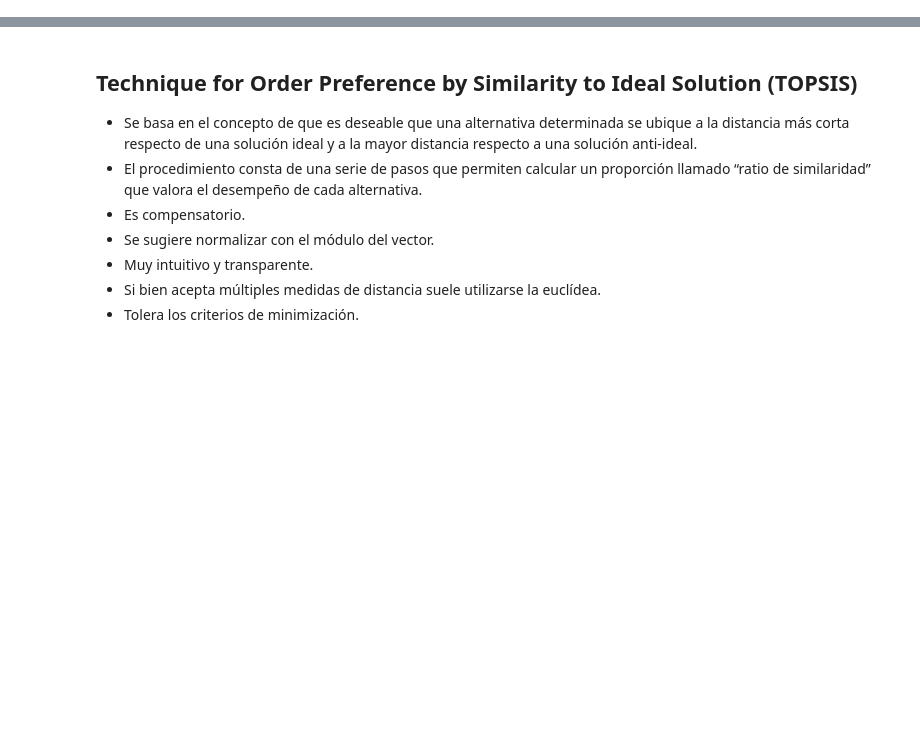
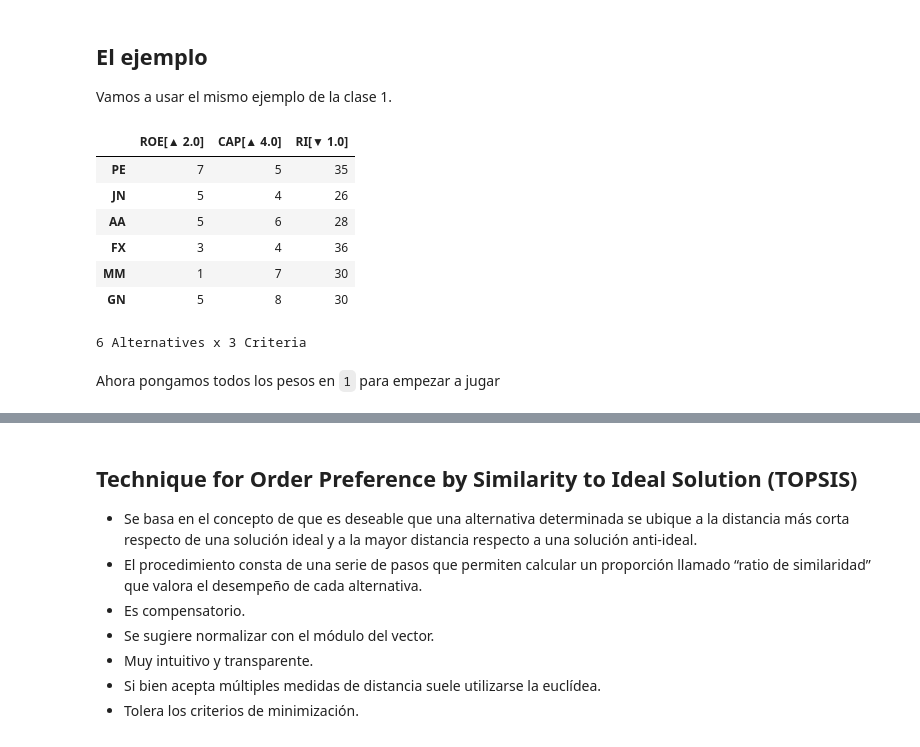
Before and after one commit to leliel12/diplodatos_mcda, a Jupyter notebook: slides/clase2.ipynb, the cells around one changed output, grey strips where cells are left out. Saved outputs shown, nothing was run; the diff lists cells and outputs as text; code cells hidden in the pictures; blank space fills up the shorter version.

Commit message:
clase 2 algunos pesos

```diff
--- a/slides/clase2.ipynb
+++ b/slides/clase2.ipynb
@@ -1109,0 +46,21 @@ array([34.02857143, 26.03846154, 34.03571429, 42.03333333])
+# %% [markdown]
+## El ejemplo
+
+Vamos a usar el mismo ejemplo de la clase 1.
+# %%
+import skcriteria as skc
+from skcriteria import datasets
+
+dm = datasets.load_simple_stock_selection()
+dm
+# %% [output]
+|  | ROE[▲ 2.0] | CAP[▲ 4.0] | RI[▼ 1.0] |
+| PE | 7 | 5 | 35 |
+| JN | 5 | 4 | 26 |
+| AA | 5 | 6 | 28 |
+| FX | 3 | 4 | 36 |
+| MM | 1 | 7 | 30 |
+| GN | 5 | 8 | 30 |
+6 Alternatives x 3 Criteria
+# %% [markdown]
+Ahora pongamos todos los pesos en `1` para empezar a jugar
```
Also changed, not shown: parts of 143 cells of this notebook, 2 other files.
